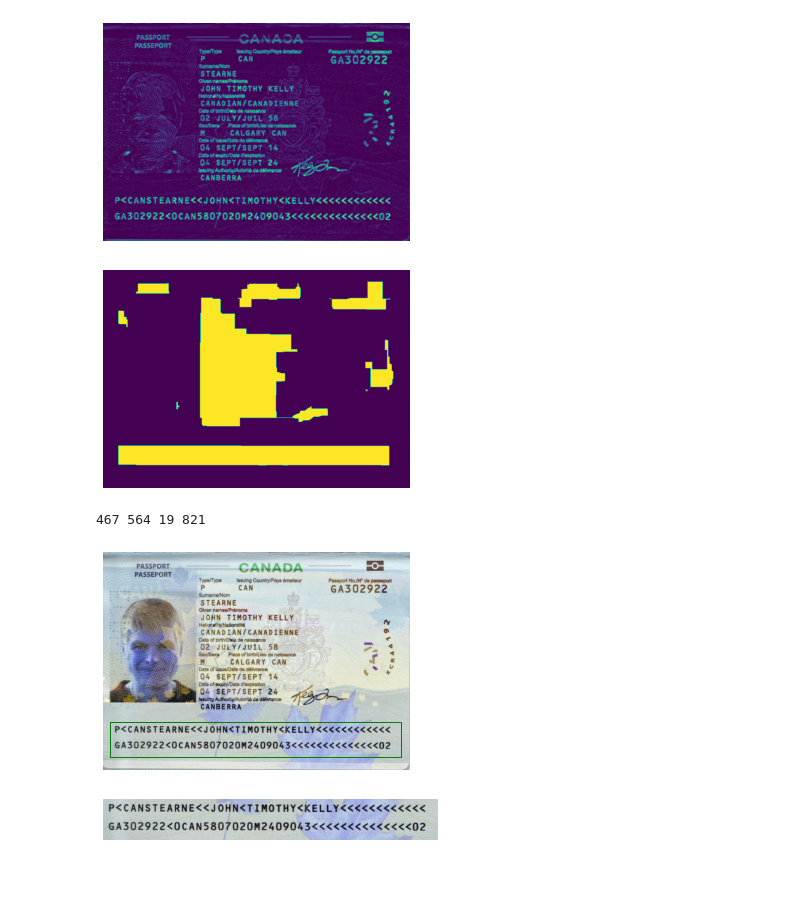
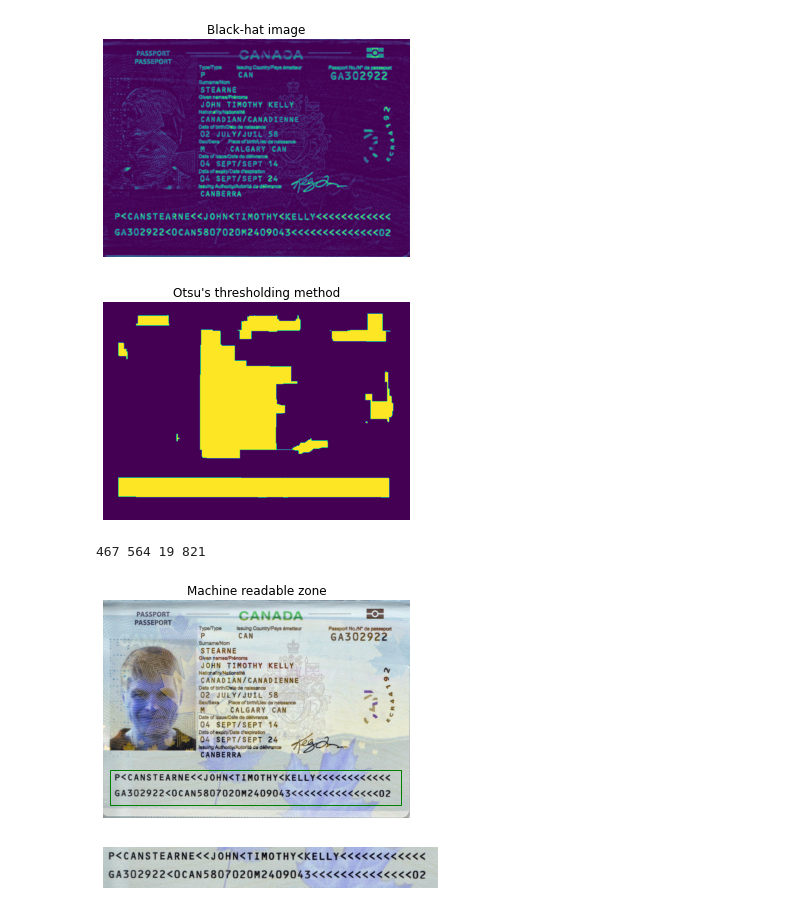
Before and after one commit to egemenzeytinci/readmrz, a Jupyter notebook: notebook/example.ipynb, the cells around one changed output. Drawn from its saved outputs; the diff is of its cells as text; code cells hidden in the pictures; blank space fills up the shorter version.

```diff
--- a/notebook/example.ipynb
+++ b/notebook/example.ipynb
@@ -26,17 +28,19 @@ plt.axis('off');
 # %%
 dark = detector.find_dark_regions(smoothed)
 
+plt.title('Black-hat image')
 plt.imshow(dark)
 plt.axis('off');
 # %% [output]
-[figure, old version]
+[figure, new version]
 # %%
 thresh = detector.apply_threshold(dark)
 
+plt.title('Otsu\'s thresholding method')
 plt.imshow(thresh)
 plt.axis('off');
 # %% [output]
-[figure, old version]
+[figure, new version]
 # %%
 y, y1, x, x1 = detector.find_coordinates(thresh, smoothed)
 print(y, y1, x, x1)
@@ -52,10 +56,11 @@ ax.imshow(resized)
 rect = plt.Rectangle((x, y), w, h, linewidth=1, edgecolor='g', facecolor='none')
 ax.add_patch(rect)
 
-plt.axis('off');
+plt.title('Machine readable zone')
+plt.axis('off')
 plt.show();
 # %% [output]
-[figure, old version]
+[figure, new version]
 # %%
 plt.imshow(resized[y:y1, x:x1])
 plt.axis('off');
```
Also changed, not shown: parts of 2 cells of this notebook, 3 other files.
